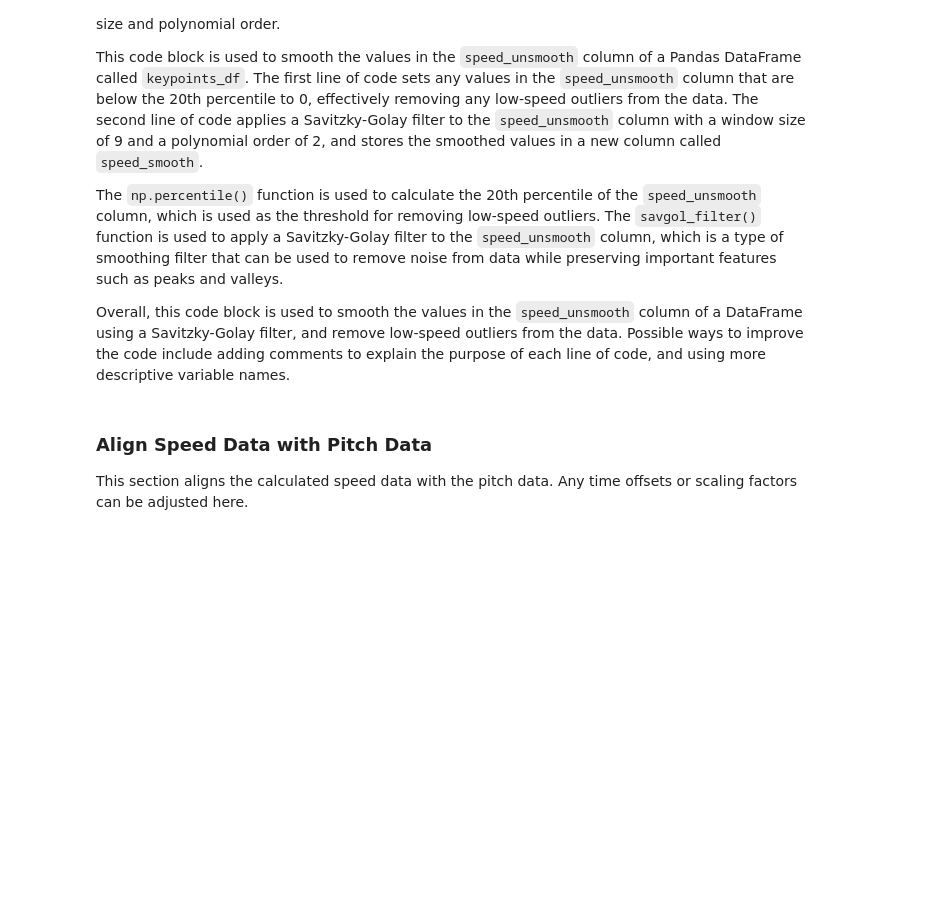
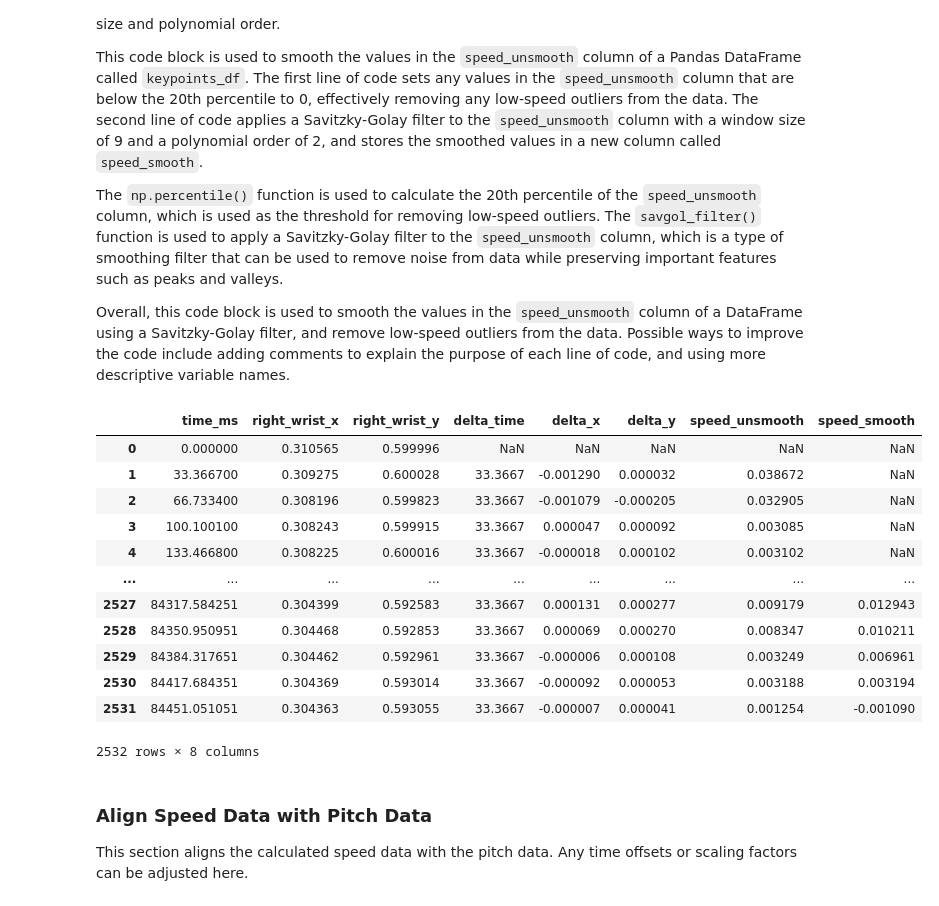
Before and after one commit to walterdych/Co-Speech-Gesture-Automation, a Jupyter notebook: SUPER_COMPUTING_SCRIPTS/2_speed_align_notebook.ipynb, the cells around one changed output. Cells and saved outputs as stored; diff of their text form; code cells hidden in the pictures; blank space fills up the shorter version.

```diff
--- a/SUPER_COMPUTING_SCRIPTS/2_speed_align_notebook.ipynb
+++ b/SUPER_COMPUTING_SCRIPTS/2_speed_align_notebook.ipynb
@@ -72,8 +114,22 @@ The `np.percentile()` function is used to calculate the 20th percentile of the `
 Overall, this code block is used to smooth the values in the `speed_unsmooth` column of a DataFrame using a Savitzky-Golay filter, and remove low-speed outliers from the data. Possible ways to improve the code include adding comments to explain the purpose of each line of code, and using more descriptive variable names.
 # %%
 keypoints_df['speed_smooth'] = [0 if x < np.percentile(keypoints_df['speed_unsmooth'], 20) else x for x in keypoints_df['speed_unsmooth']]
-keypoints_df['speed_smooth'] = savgol_filter(keypoints_df['speed_unsmooth'], 11, 1)
+keypoints_df['speed_smooth'] = savgol_filter(keypoints_df['speed_unsmooth'], 9, 2)
 keypoints_df
+# %% [output]
+|  | time_ms | right_wrist_x | right_wrist_y | delta_time | delta_x | delta_y | speed_unsmooth | speed_smooth |
+| 0 | 0.000000 | 0.310565 | 0.599996 | NaN | NaN | NaN | NaN | NaN |
+| 1 | 33.366700 | 0.309275 | 0.600028 | 33.3667 | -0.001290 | 0.000032 | 0.038672 | NaN |
+| 2 | 66.733400 | 0.308196 | 0.599823 | 33.3667 | -0.001079 | -0.000205 | 0.032905 | NaN |
+| 3 | 100.100100 | 0.308243 | 0.599915 | 33.3667 | 0.000047 | 0.000092 | 0.003085 | NaN |
+| 4 | 133.466800 | 0.308225 | 0.600016 | 33.3667 | -0.000018 | 0.000102 | 0.003102 | NaN |
+| ... | ... | ... | ... | ... | ... | ... | ... | ... |
+| 2527 | 84317.584251 | 0.304399 | 0.592583 | 33.3667 | 0.000131 | 0.000277 | 0.009179 | 0.012943 |
+| 2528 | 84350.950951 | 0.304468 | 0.592853 | 33.3667 | 0.000069 | 0.000270 | 0.008347 | 0.010211 |
+| 2529 | 84384.317651 | 0.304462 | 0.592961 | 33.3667 | -0.000006 | 0.000108 | 0.003249 | 0.006961 |
+| 2530 | 84417.684351 | 0.304369 | 0.593014 | 33.3667 | -0.000092 | 0.000053 | 0.003188 | 0.003194 |
+| 2531 | 84451.051051 | 0.304363 | 0.593055 | 33.3667 | -0.000007 | 0.000041 | 0.001254 | -0.001090 |
+2532 rows × 8 columns
 # %% [markdown]
 ### <strong>Align Speed Data with Pitch Data</strong>
 This section aligns the calculated speed data with the pitch data. Any time offsets or scaling factors can be adjusted here.
```
Also changed, not shown: parts of 9 cells of this notebook, 9 other files.
